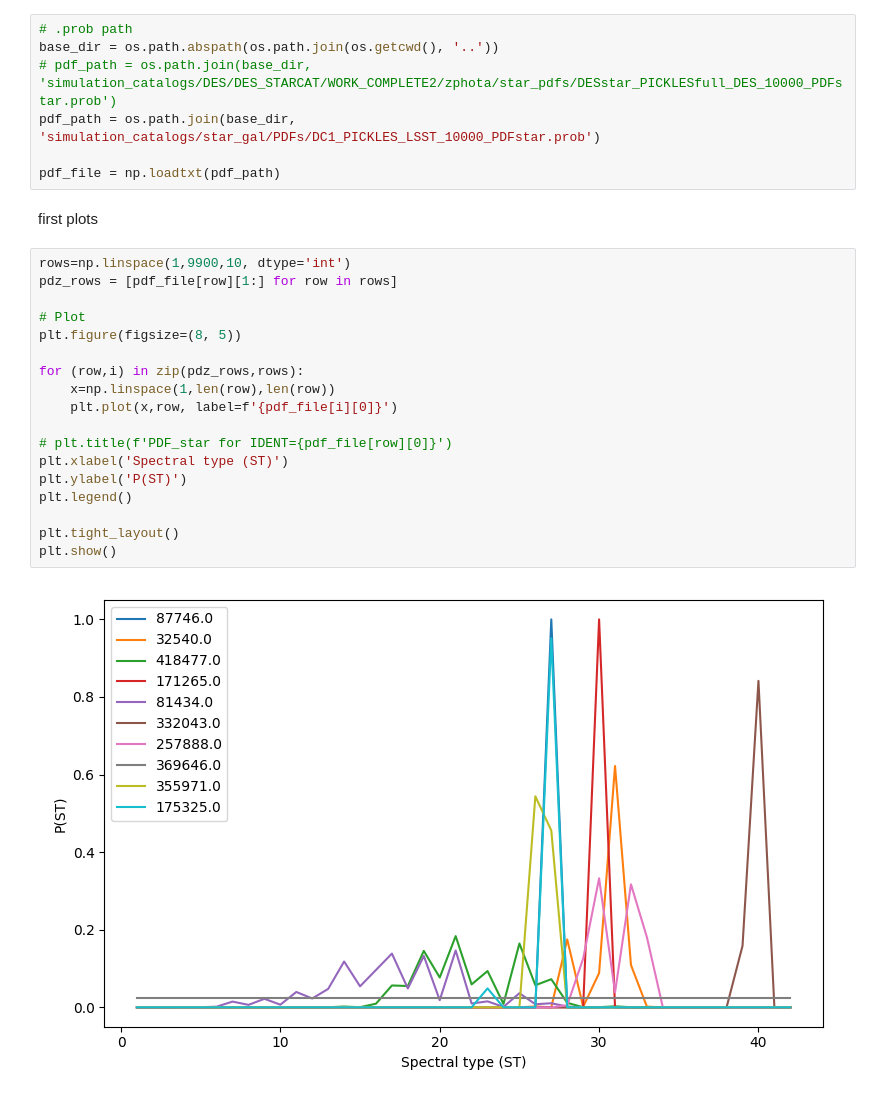
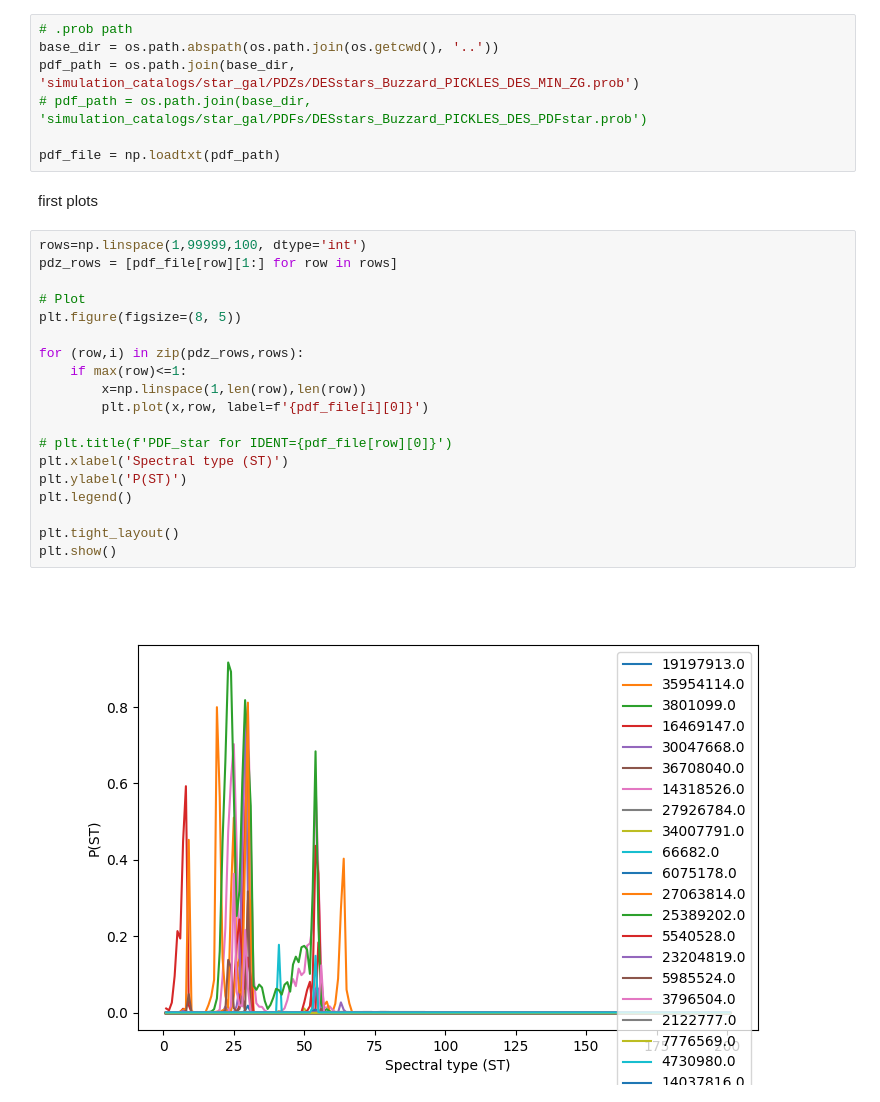
Before and after one commit to lephare-photoz/lephare, a Jupyter notebook: training_stats/notebooks/tests_star_pdf.ipynb, the cells around one changed output. Saved outputs shown, nothing was run; the diff lists cells and outputs as text.

```diff
--- a/training_stats/notebooks/tests_star_pdf.ipynb
+++ b/training_stats/notebooks/tests_star_pdf.ipynb
@@ -15,29 +15,30 @@ from scipy.optimize import curve_fit
 # %%
 # .prob path
 base_dir = os.path.abspath(os.path.join(os.getcwd(), '..'))
-# pdf_path = os.path.join(base_dir, 'simulation_catalogs/DES/DES_STARCAT/WORK_COMPLETE2/zphota/star_pdfs/DESstar_PICKLESfull_DES_10000_PDFstar.prob')
-pdf_path = os.path.join(base_dir, 'simulation_catalogs/star_gal/PDFs/DC1_PICKLES_LSST_10000_PDFstar.prob')
+pdf_path = os.path.join(base_dir, 'simulation_catalogs/star_gal/PDZs/DESstars_Buzzard_PICKLES_DES_MIN_ZG.prob')
+# pdf_path = os.path.join(base_dir, 'simulation_catalogs/star_gal/PDFs/DESstars_Buzzard_PICKLES_DES_PDFstar.prob')
 
 pdf_file = np.loadtxt(pdf_path)
 # %% [markdown]
 first plots
 # %%
-rows=np.linspace(1,9900,10, dtype='int')
+rows=np.linspace(1,99999,100, dtype='int')
 pdz_rows = [pdf_file[row][1:] for row in rows]
 
 # Plot
 plt.figure(figsize=(8, 5))
 
 for (row,i) in zip(pdz_rows,rows):
-    x=np.linspace(1,len(row),len(row))
-    plt.plot(x,row, label=f'{pdf_file[i][0]}')
+    if max(row)<=1:
+        x=np.linspace(1,len(row),len(row))
+        plt.plot(x,row, label=f'{pdf_file[i][0]}')
 
 # plt.title(f'PDF_star for IDENT={pdf_file[row][0]}')
 plt.xlabel('Spectral type (ST)')
 plt.ylabel('P(ST)')
 plt.legend()
 
 plt.tight_layout()
 plt.show()
 # %% [output]
-[figure, old version]
+[figure, new version]
```
Also changed, not shown: 4 other files.
